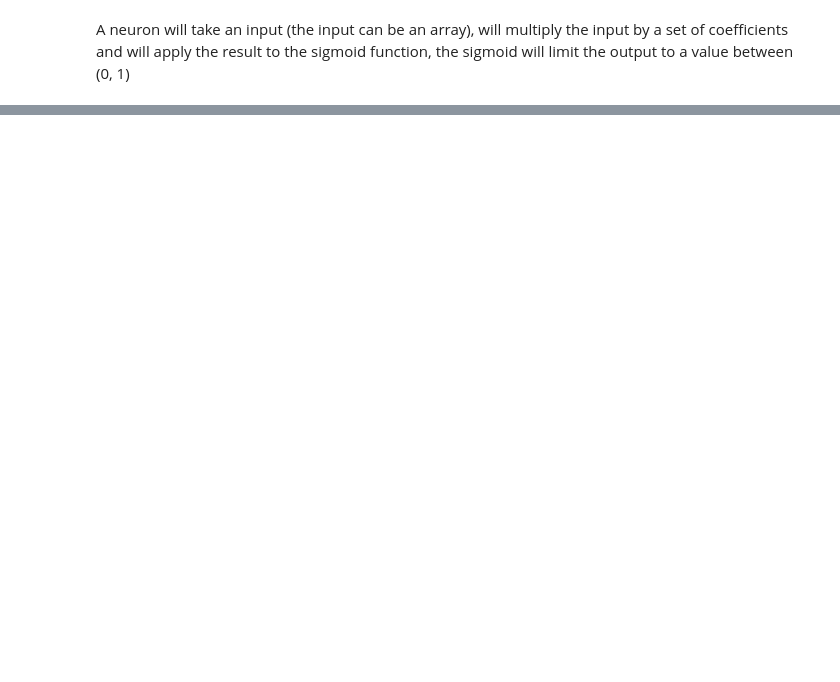
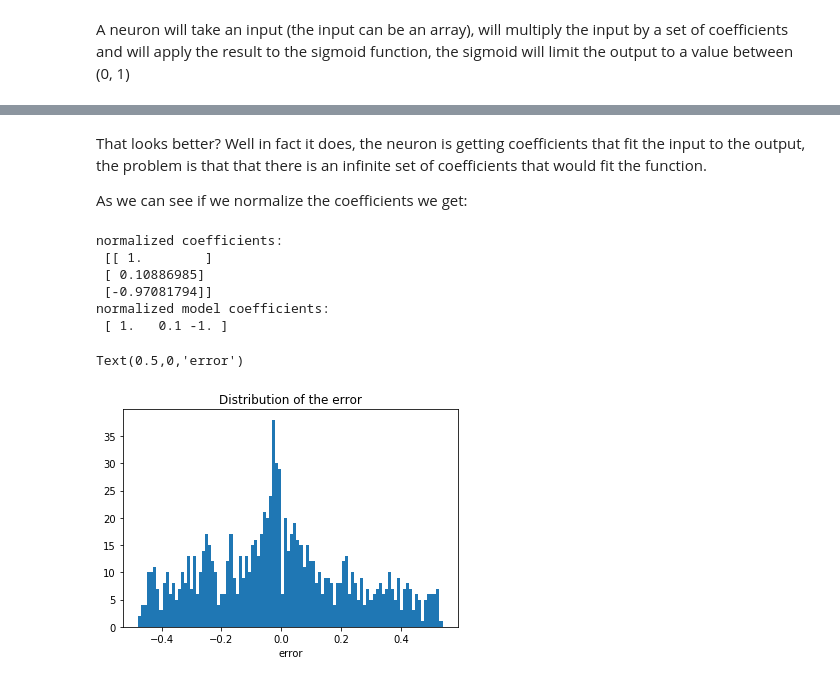
Before and after one commit to mbercas/howdonnwork, a Jupyter notebook: 1_Making_a_single_neuron.ipynb, the cells around one changed output, grey strips where cells are left out. Cells and saved outputs as stored; diff of their text form; code cells hidden in the pictures; blank space fills up the shorter version.

```diff
--- a/1_Making_a_single_neuron.ipynb
+++ b/1_Making_a_single_neuron.ipynb
@@ -89,0 +189,18 @@ Y
+# %% [markdown]
+That looks better? Well in fact it does, the neuron is getting coefficients that fit the input to the output, the problem is that that there is an infinite set of coefficients that would fit the function.
+
+As we can see if we normalize the coefficients we get:
+# %%
+print("normalized coefficients:\n {}".format(N.coeffs/N.coeffs[0]))
+print("normalized model coefficients:\n {}".format(np.array([0.1, 0.01, -0.1])/0.1))
+plt.figure()
+a=plt.hist(Y-N.last_output,bins=100);plt.title("Distribution of the error"); plt.xlabel("error")
+# %% [output]
+normalized coefficients:
+ [[ 1.        ]
+ [ 0.10886985]
+ [-0.97081794]]
+normalized model coefficients:
+ [ 1.   0.1 -1. ]
+Text(0.5,0,'error')
+[figure, added]
```
Also changed, not shown: parts of 17 cells of this notebook.
